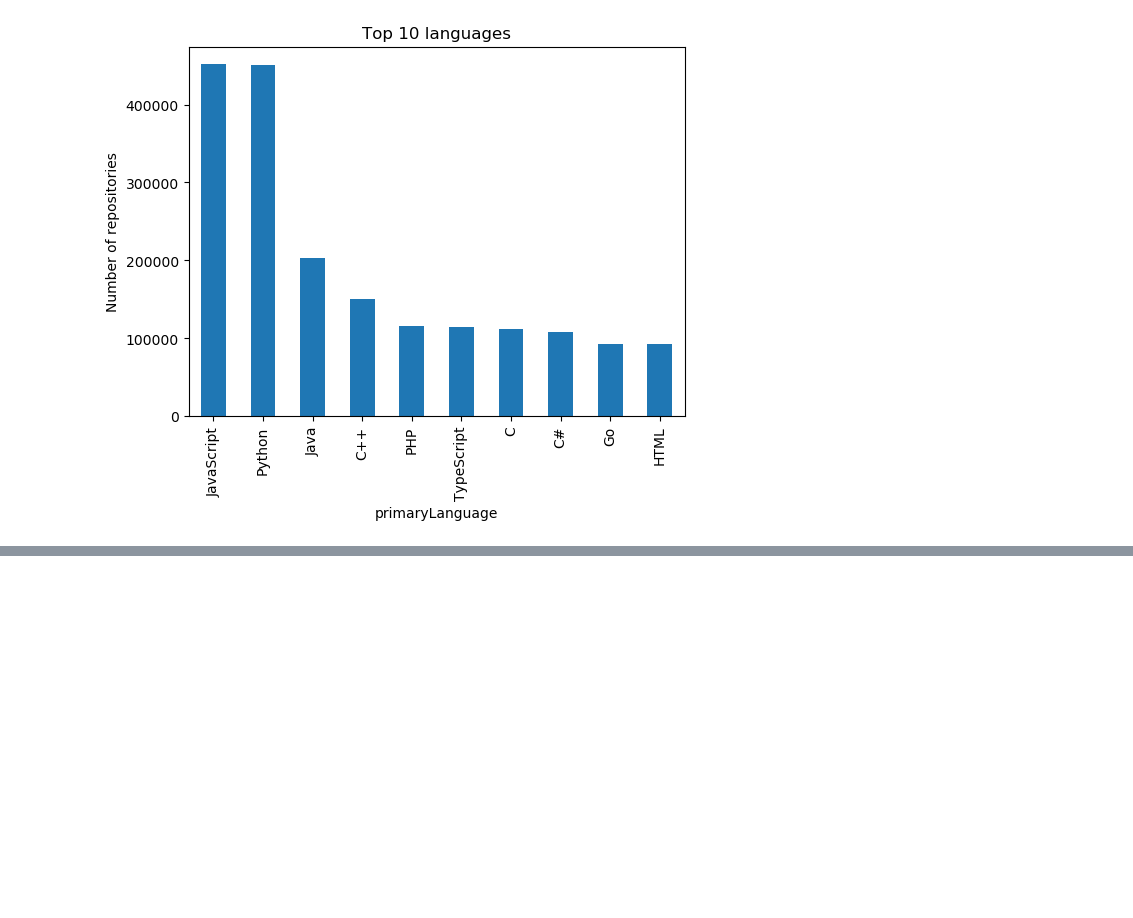
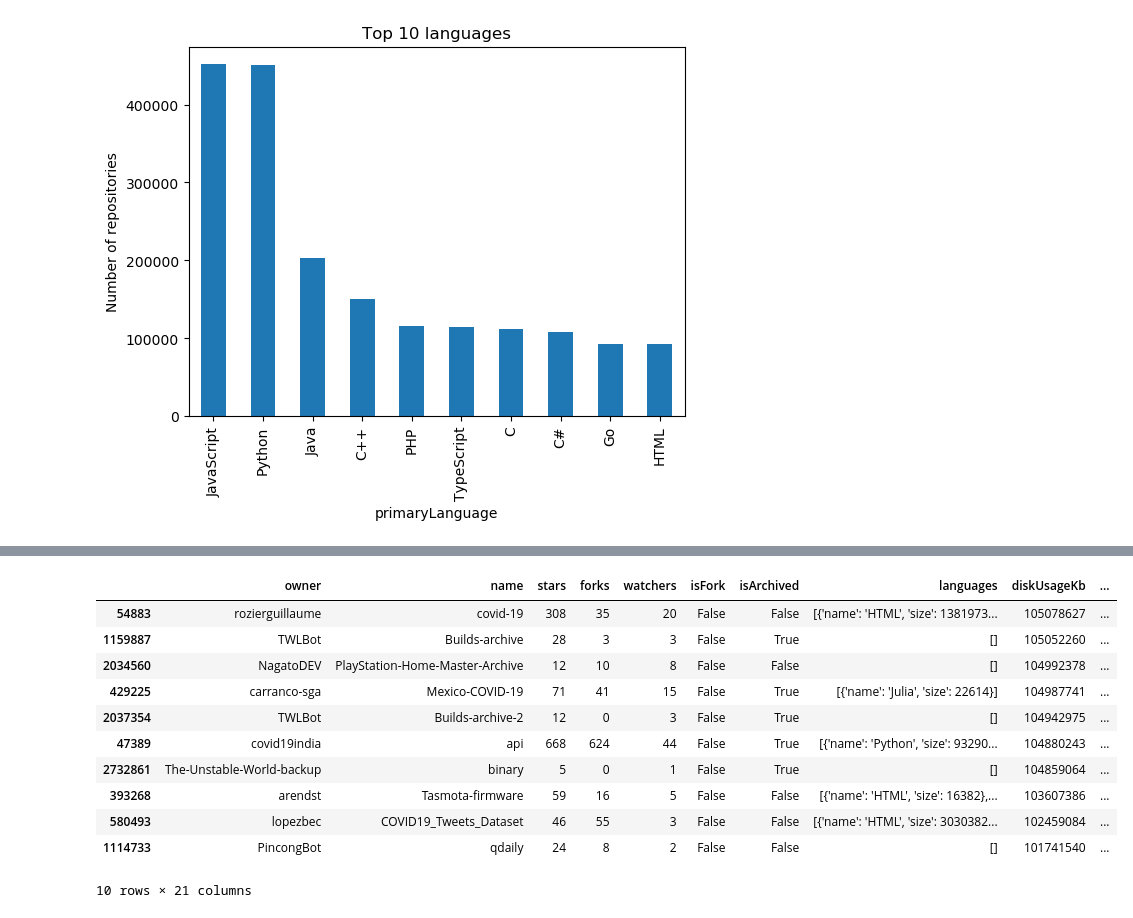
Before and after one commit to pelmers/github-repository-metadata, a Jupyter notebook: explore_github_all_repos.ipynb, the cells around one changed output, grey strips where cells are left out. Cells and saved outputs as stored; diff of their text form; code cells hidden in the pictures; blank space fills up the shorter version.

```diff
--- a/explore_github_all_repos.ipynb
+++ b/explore_github_all_repos.ipynb
@@ -62,0 +66,16 @@ plt.scatter(sample.diskUsageKb, sample.stars)
+# %%
+# Top 10 biggest repos by diskUsageKb
+df.sort_values(by='diskUsageKb', ascending=False).head(10)
+# %% [output]
+|  | owner | name | stars | forks | watchers | isFork | isArchived | languages | diskUsageKb | ... |
+| 54883 | rozierguillaume | covid-19 | 308 | 35 | 20 | False | False | [{'name': 'HTML', 'size': 1381973... | 105078627 | ... |
+| 1159887 | TWLBot | Builds-archive | 28 | 3 | 3 | False | True | [] | 105052260 | ... |
+| 2034560 | NagatoDEV | PlayStation-Home-Master-Archive | 12 | 10 | 8 | False | False | [] | 104992378 | ... |
+| 429225 | carranco-sga | Mexico-COVID-19 | 71 | 41 | 15 | False | True | [{'name': 'Julia', 'size': 22614}] | 104987741 | ... |
+| 2037354 | TWLBot | Builds-archive-2 | 12 | 0 | 3 | False | True | [] | 104942975 | ... |
+| 47389 | covid19india | api | 668 | 624 | 44 | False | True | [{'name': 'Python', 'size': 93290... | 104880243 | ... |
+| 2732861 | The-Unstable-World-backup | binary | 5 | 0 | 1 | False | True | [] | 104859064 | ... |
+| 393268 | arendst | Tasmota-firmware | 59 | 16 | 5 | False | False | [{'name': 'HTML', 'size': 16382},... | 103607386 | ... |
+| 580493 | lopezbec | COVID19_Tweets_Dataset | 46 | 55 | 3 | False | False | [{'name': 'HTML', 'size': 3030382... | 102459084 | ... |
+| 1114733 | PincongBot | qdaily | 24 | 8 | 2 | False | False | [] | 101741540 | ... |
+10 rows × 21 columns
```
Also changed, not shown: parts of 8 cells of this notebook, 1 other file.
